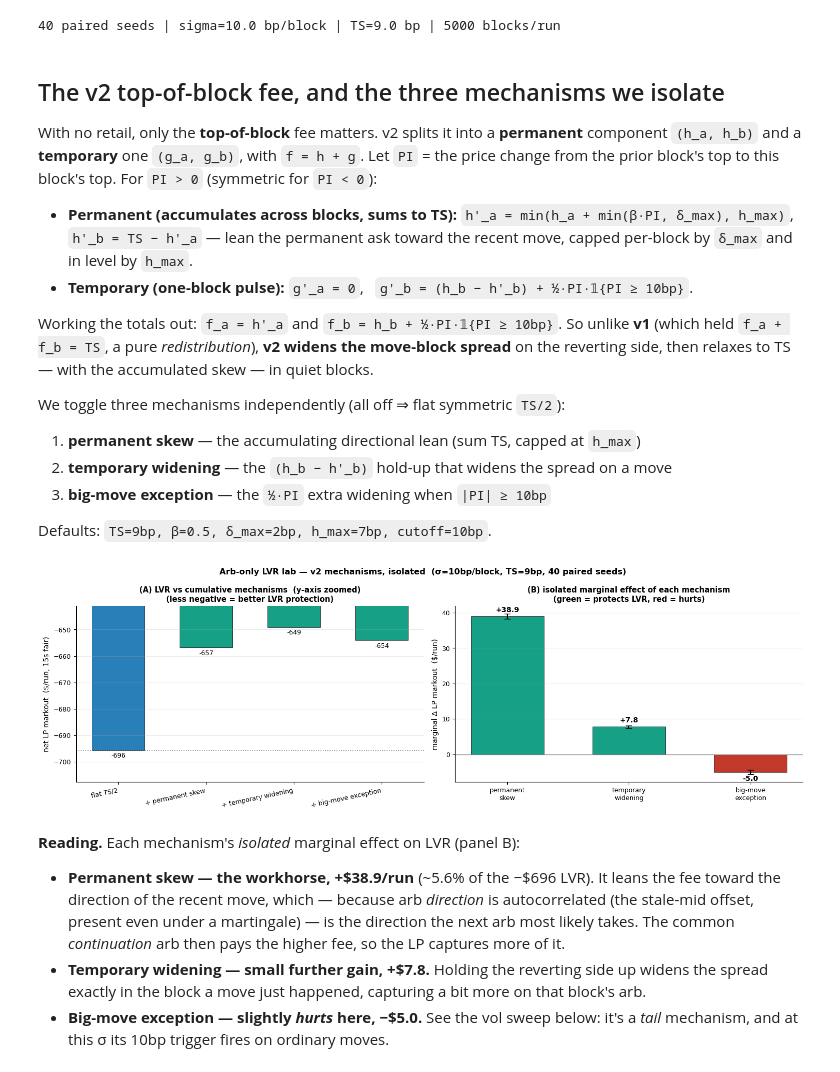
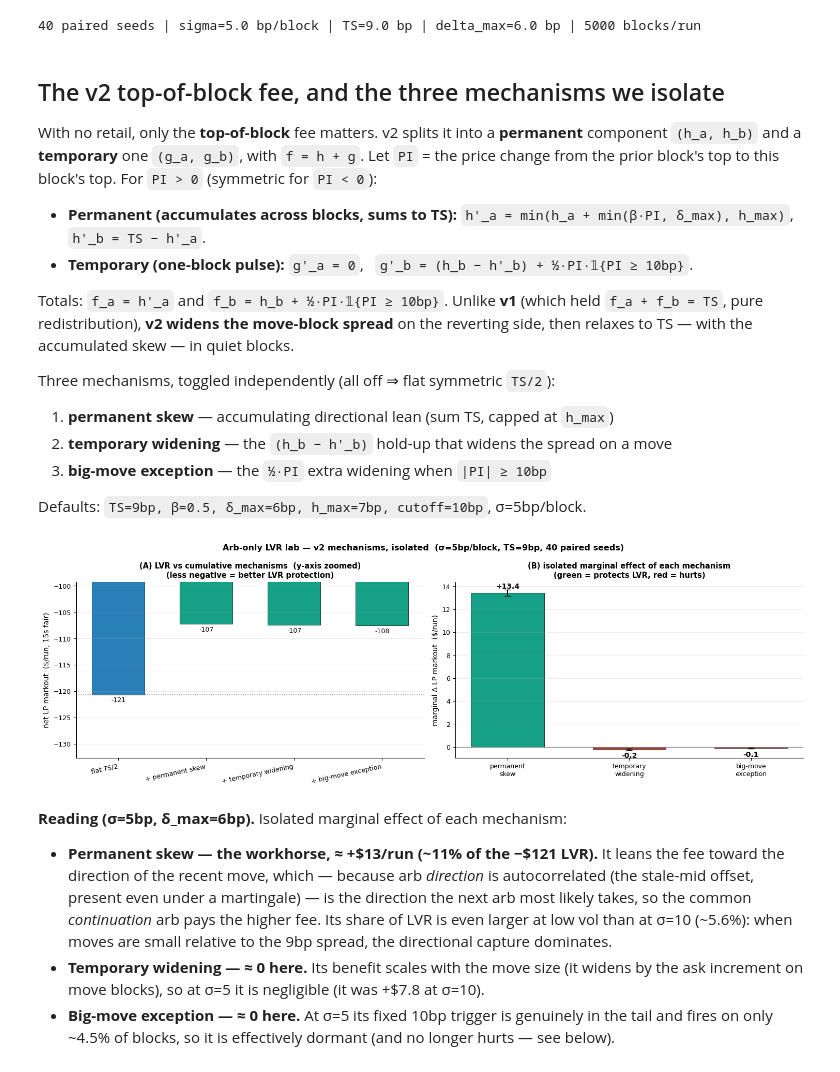
Before and after one commit to wanxinwanxin/amm-gym, a Jupyter notebook: presentation/arb_only_lvr_lab.ipynb, the cells around one changed output. Saved outputs shown, nothing was run; the diff lists cells and outputs as text; code cells hidden in the pictures.

```diff
--- a/presentation/arb_only_lvr_lab.ipynb
+++ b/presentation/arb_only_lvr_lab.ipynb
@@ -22,11 +21,13 @@ code is the v2 fee strategy + the arb-only loop in
 # %%
 import arb_lab as L
-SEEDS = L.SEEDS            # 40 paired seeds (same fair path across mechanisms)
-SIGMA_BPS = L.SIGMA_BPS    # 10 bp per 12s block
-TS_BPS = L.TS_BPS          # target spread 9 bp
-print(f"{len(SEEDS)} paired seeds | sigma={SIGMA_BPS} bp/block | TS={TS_BPS} bp | 5000 blocks/run")
+SEEDS = L.SEEDS                 # 40 paired seeds (same fair path across mechanisms)
+SIGMA_BPS = L.SIGMA_BPS         # 5 bp per 12s block
+TS_BPS = L.TS_BPS              # target spread 9 bp
+DELTA_MAX_BPS = L.DELTA_MAX_BPS # per-block cap on the permanent skew increment, 6 bp
+print(f"{len(SEEDS)} paired seeds | sigma={SIGMA_BPS} bp/block | TS={TS_BPS} bp | "
+      f"delta_max={DELTA_MAX_BPS} bp | 5000 blocks/run")
 # %% [output]
-40 paired seeds | sigma=10.0 bp/block | TS=9.0 bp | 5000 blocks/run
+40 paired seeds | sigma=5.0 bp/block | TS=9.0 bp | delta_max=6.0 bp | 5000 blocks/run
 # %% [markdown]
 ## The v2 top-of-block fee, and the three mechanisms we isolate
 
@@ -35,35 +36,34 @@ component `(h_a, h_b)` and a **temporary** one `(g_a, g_b)`, with `f = h + g`. L
 price change from the prior block's top to this block's top. For `PI > 0` (symmetric for `PI < 0`):
 
 - **Permanent (accumulates across blocks, sums to TS):**
-  `h'_a = min(h_a + min(β·PI, δ_max), h_max)`,&nbsp;&nbsp; `h'_b = TS − h'_a` — lean the permanent
-  ask toward the recent move, capped per-block by `δ_max` and in level by `h_max`.
+  `h'_a = min(h_a + min(β·PI, δ_max), h_max)`,&nbsp;&nbsp; `h'_b = TS − h'_a`.
 - **Temporary (one-block pulse):** `g'_a = 0`,&nbsp;&nbsp; `g'_b = (h_b − h'_b) + ½·PI·𝟙{PI ≥ 10bp}`.
 
-Working the totals out: `f_a = h'_a` and `f_b = h_b + ½·PI·𝟙{PI ≥ 10bp}`. So unlike **v1** (which
-held `f_a + f_b = TS`, a pure *redistribution*), **v2 widens the move-block spread** on the reverting
-side, then relaxes to TS — with the accumulated skew — in quiet blocks.
+Totals: `f_a = h'_a` and `f_b = h_b + ½·PI·𝟙{PI ≥ 10bp}`. Unlike **v1** (which held
+`f_a + f_b = TS`, pure redistribution), **v2 widens the move-block spread** on the reverting side,
+then relaxes to TS — with the accumulated skew — in quiet blocks.
 
-We toggle three mechanisms independently (all off ⇒ flat symmetric `TS/2`):
-1. **permanent skew** — the accumulating directional lean (sum TS, capped at `h_max`)
+Three mechanisms, toggled independently (all off ⇒ flat symmetric `TS/2`):
+1. **permanent skew** — accumulating directional lean (sum TS, capped at `h_max`)
 2. **temporary widening** — the `(h_b − h'_b)` hold-up that widens the spread on a move
 3. **big-move exception** — the `½·PI` extra widening when `|PI| ≥ 10bp`
 
-Defaults: `TS=9bp, β=0.5, δ_max=2bp, h_max=7bp, cutoff=10bp`.
+Defaults: `TS=9bp, β=0.5, δ_max=6bp, h_max=7bp, cutoff=10bp`, σ=5bp/block.
 # %%
-# Mechanism matrix: flat -> +permanent -> +temporary -> +exception, on paired seeds
-per = L.run_matrix(seeds=SEEDS, sigma_bps=SIGMA_BPS, ts_bps=TS_BPS)
+per = L.run_matrix(seeds=SEEDS, sigma_bps=SIGMA_BPS, ts_bps=TS_BPS, delta_max_bps=DELTA_MAX_BPS)
 fig = L.plot_matrix(per)
 # %% [output]
-[figure, old version]
+[figure, new version]
 # %% [markdown]
-**Reading.** Each mechanism's *isolated* marginal effect on LVR (panel B):
+**Reading (σ=5bp, δ_max=6bp).** Isolated marginal effect of each mechanism:
 
-- **Permanent skew — the workhorse, +&#36;38.9/run** (~5.6% of the −&#36;696 LVR). It leans the fee toward
+- **Permanent skew — the workhorse, ≈ +&#36;13/run (~11% of the −&#36;121 LVR).** It leans the fee toward
   the direction of the recent move, which — because arb *direction* is autocorrelated (the stale-mid
-  offset, present even under a martingale) — is the direction the next arb most likely takes. The
-  common *continuation* arb then pays the higher fee, so the LP captures more of it.
-- **Temporary widening — small further gain, +&#36;7.8.** Holding the reverting side up widens the spread
-  exactly in the block a move just happened, capturing a bit more on that block's arb.
-- **Big-move exception — slightly *hurts* here, −&#36;5.0.** See the vol sweep below: it's a *tail*
-  mechanism, and at this σ its 10bp trigger fires on ordinary moves.
+  offset, present even under a martingale) — is the direction the next arb most likely takes, so the
+  common *continuation* arb pays the higher fee. Its share of LVR is even larger at low vol than at
+  σ=10 (~5.6%): when moves are small relative to the 9bp spread, the directional capture dominates.
+- **Temporary widening — ≈ 0 here.** Its benefit scales with the move size (it widens by the ask
+  increment on move blocks), so at σ=5 it is negligible (it was +&#36;7.8 at σ=10).
+- **Big-move exception — ≈ 0 here.** At σ=5 its fixed 10bp trigger is genuinely in the tail and
+  fires on only ~4.5% of blocks, so it is effectively dormant (and no longer hurts — see below).
 # %%
```
Also changed, not shown: parts of 8 cells of this notebook, 1 other file.
